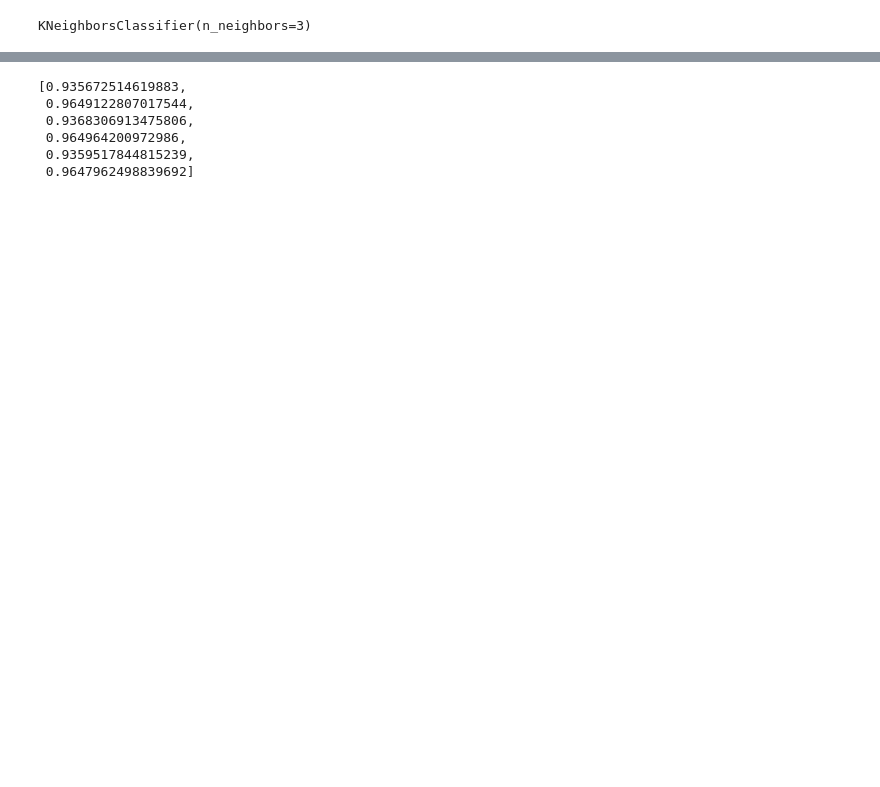
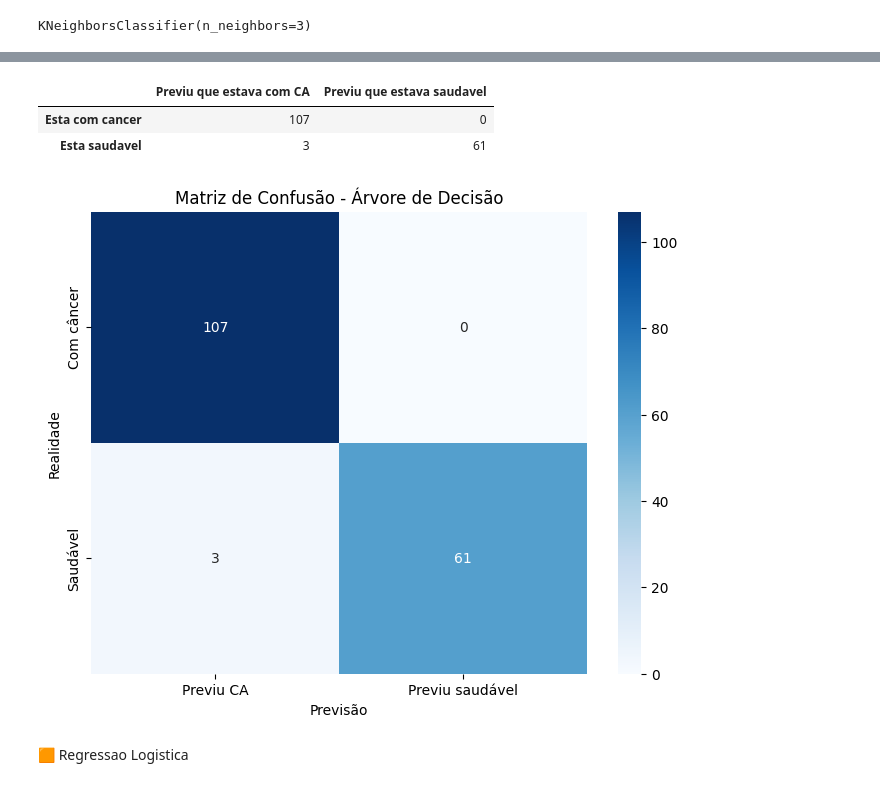
Before and after one commit to Antoniojrsales/Datascience, a Jupyter notebook: Proj_Breastcancer/Aula2_machine_learning_BreastCancer.ipynb, the cells around one changed output, grey strips where cells are left out. Cells and saved outputs as stored; diff of their text form; code cells hidden in the pictures; blank space fills up the shorter version.

```diff
--- a/Proj_Breastcancer/Aula2_machine_learning_BreastCancer.ipynb
+++ b/Proj_Breastcancer/Aula2_machine_learning_BreastCancer.ipynb
@@ -406,14 +305,29 @@ F1_score: 96.48
-# %%
-#Resultados dos algoritmos (Arvore de Decisao e KNN)
-dfs = [accuracy, accuracy_knn, precision, precision_knn, f1, f1_knn]
-dfs
-# %% [output]
-[0.935672514619883,
- 0.9649122807017544,
- 0.9368306913475806,
- 0.964964200972986,
- 0.9359517844815239,
- 0.9647962498839692]
+# %%
+#Matriz de confusao
+#Biblioteca
+from sklearn.metrics import classification_report, confusion_matrix
+
+con_knn = np.array(confusion_matrix(y_teste, y_pred_knn, labels=[1,0]))
+conf_matrix_knn =pd.DataFrame(con, index=['Esta com cancer', 'Esta saudavel'], columns=['Previu que estava com CA', 'Previu que estava saudavel'])
+conf_matrix_knn
+# %% [output]
+|  | Previu que estava com CA | Previu que estava saudavel |
+| Esta com cancer | 107 | 0 |
+| Esta saudavel | 3 | 61 |
+# %%
+plt.figure(figsize=(8, 6))
+sn.heatmap(con_knn, annot=True, cmap="Blues", fmt="d",
+           xticklabels=['Previu CA', 'Previu saudável'],
+           yticklabels=['Com câncer', 'Saudável'])
+
+plt.title('Matriz de Confusão - Árvore de Decisão')
+plt.xlabel('Previsão')
+plt.ylabel('Realidade')
+plt.show()
+# %% [output]
+[figure, added]
+# %% [markdown]
+🟧 Regressao Logistica
 # %%
 #Regressao Logistica
 #Biblioteca
```
Also changed, not shown: parts of 50 cells of this notebook.
